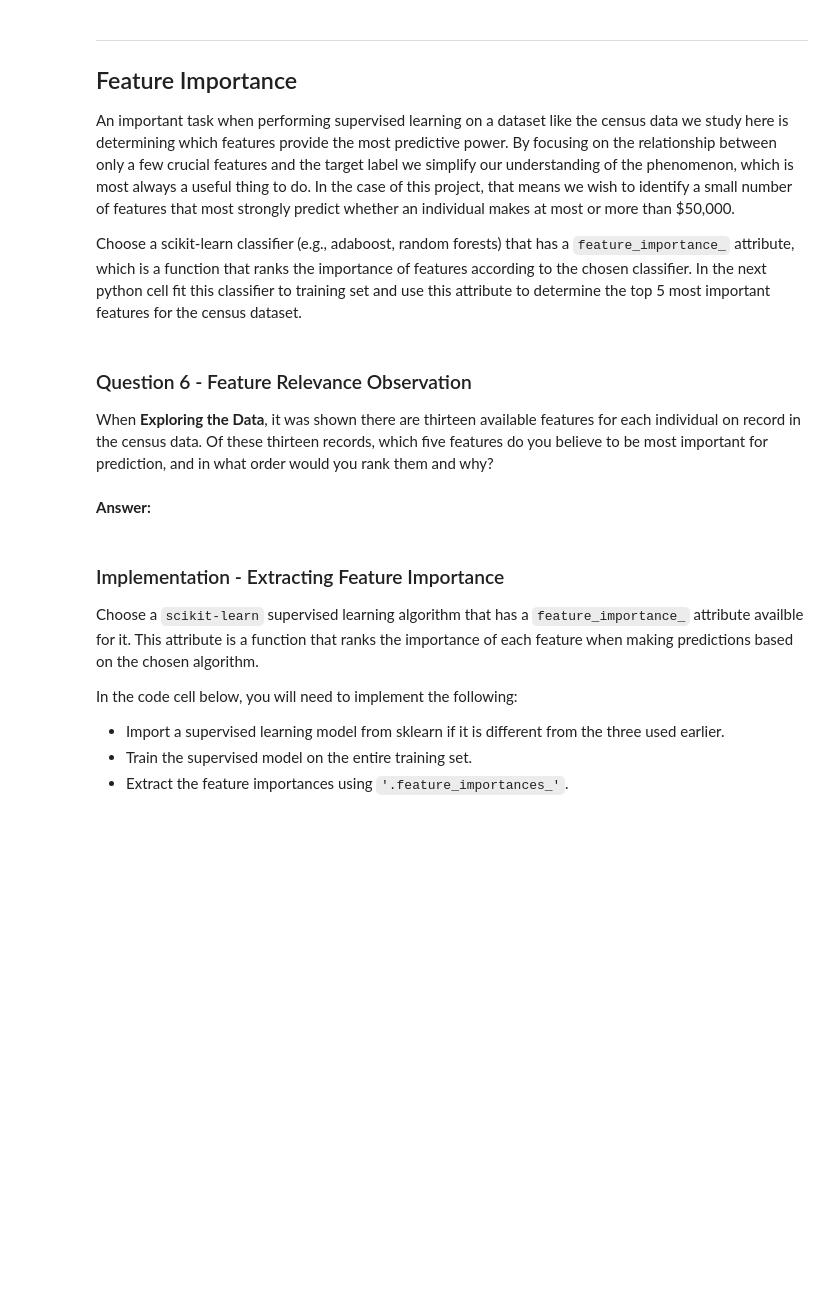
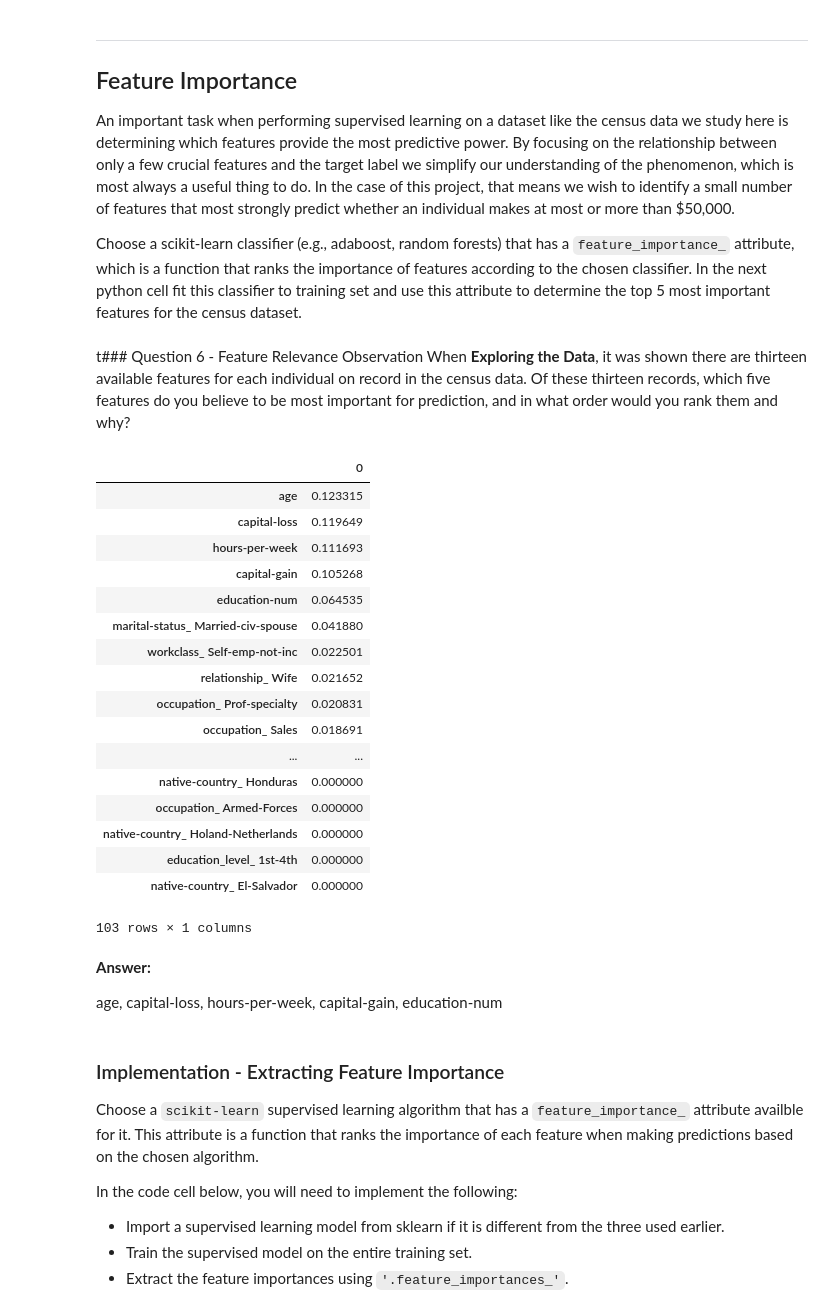
Before and after one commit to gr3ybr0w/finding_donors, a Jupyter notebook: finding_donors.ipynb, the cells around one changed output. Saved outputs shown, nothing was run; the diff lists cells and outputs as text; code cells hidden in the pictures; blank space fills up the shorter version.

```diff
--- a/finding_donors.ipynb
+++ b/finding_donors.ipynb
@@ -529,0 +608,39 @@ print("Final F-score on the testing data: {:.4f}".format(fbeta_score(y_test, bes
+# %%
+# TODO: Import 'GridSearchCV', 'make_scorer', and any other necessary libraries
+from sklearn.model_selection import GridSearchCV
+from sklearn.metrics import make_scorer
+
+# TODO: Initialize the classifier
+clf = GradientBoostingClassifier(random_state=42)
+
+# TODO: Create the parameters list you wish to tune, using a dictionary if needed.
+# HINT: parameters = {'parameter_1': [value1, value2], 'parameter_2': [value1, value2]}
+parameters = {'learning_rate':[0.1,0.05,0.01,],
+              'n_estimators':[100,500,1000,1500],
+             'max_depth': [2,3,4,5],
+             'min_samples_split': [2,3,4,5]}
+
+# TODO: Make an fbeta_score scoring object using make_scorer()
+scorer = make_scorer(fbeta_score, beta=0.5)
+
+# TODO: Perform grid search on the classifier using 'scorer' as the scoring method using GridSearchCV()
+grid_obj = GridSearchCV(clf, param_grid=parameters, scoring=scorer, n_jobs=-1)
+
+# TODO: Fit the grid search object to the training data and find the optimal parameters using fit()
+grid_fit = grid_obj.fit(X_train, y_train)
+
+# Get the estimator
+best_clf = grid_fit.best_estimator_
+
+# Make predictions using the unoptimized and model
+predictions = (clf.fit(X_train, y_train)).predict(X_test)
+best_predictions = best_clf.predict(X_test)
+
+# Report the before-and-afterscores
+print("Unoptimized model\n------")
+print("Accuracy score on testing data: {:.4f}".format(accuracy_score(y_test, predictions)))
+print("F-score on testing data: {:.4f}".format(fbeta_score(y_test, predictions, beta = 0.5)))
+print("\nOptimized Model\n------")
+print("Final accuracy score on the testing data: {:.4f}".format(accuracy_score(y_test, best_predictions)))
+print("Final F-score on the testing data: {:.4f}".format(fbeta_score(y_test, best_predictions, beta = 0.5)))
+print("Best params {}".format(grid_fit.best_params_))
@@ -552,10 +687,35 @@ An important task when performing supervised learning on a dataset like the cens
 
 Choose a scikit-learn classifier (e.g., adaboost, random forests) that has a `feature_importance_` attribute, which is a function that ranks the importance of features according to the chosen classifier.  In the next python cell fit this classifier to training set and use this attribute to determine the top 5 most important features for the census dataset.
 # %% [markdown]
-### Question 6 - Feature Relevance Observation
+t### Question 6 - Feature Relevance Observation
 When **Exploring the Data**, it was shown there are thirteen available features for each individual on record in the census data. Of these thirteen records, which five features do you believe to be most important for prediction, and in what order would you rank them and why?
-# %% [markdown]
-**Answer:**
+# %%
+fidf = pd.DataFrame(best_clf.feature_importances_).T
+fidf.columns = list(X_train)
+fidf.T.sort_values(0, ascending=False)
+# %% [output]
+|  | 0 |
+| age | 0.123315 |
+| capital-loss | 0.119649 |
+| hours-per-week | 0.111693 |
+| capital-gain | 0.105268 |
+| education-num | 0.064535 |
+| marital-status_ Married-civ-spouse | 0.041880 |
+| workclass_ Self-emp-not-inc | 0.022501 |
+| relationship_ Wife | 0.021652 |
+| occupation_ Prof-specialty | 0.020831 |
+| occupation_ Sales | 0.018691 |
+| ... | ... |
+| native-country_ Honduras | 0.000000 |
+| occupation_ Armed-Forces | 0.000000 |
+| native-country_ Holand-Netherlands | 0.000000 |
+| education_level_ 1st-4th | 0.000000 |
+| native-country_ El-Salvador | 0.000000 |
+103 rows × 1 columns
+# %% [markdown]
+**Answer:**
+
+age, capital-loss, hours-per-week, capital-gain, education-num
 # %% [markdown]
 ### Implementation - Extracting Feature Importance
 Choose a `scikit-learn` supervised learning algorithm that has a `feature_importance_` attribute availble for it. This attribute is a function that ranks the importance of each feature when making predictions based on the chosen algorithm.
```
Also changed, not shown: parts of 12 cells of this notebook.
